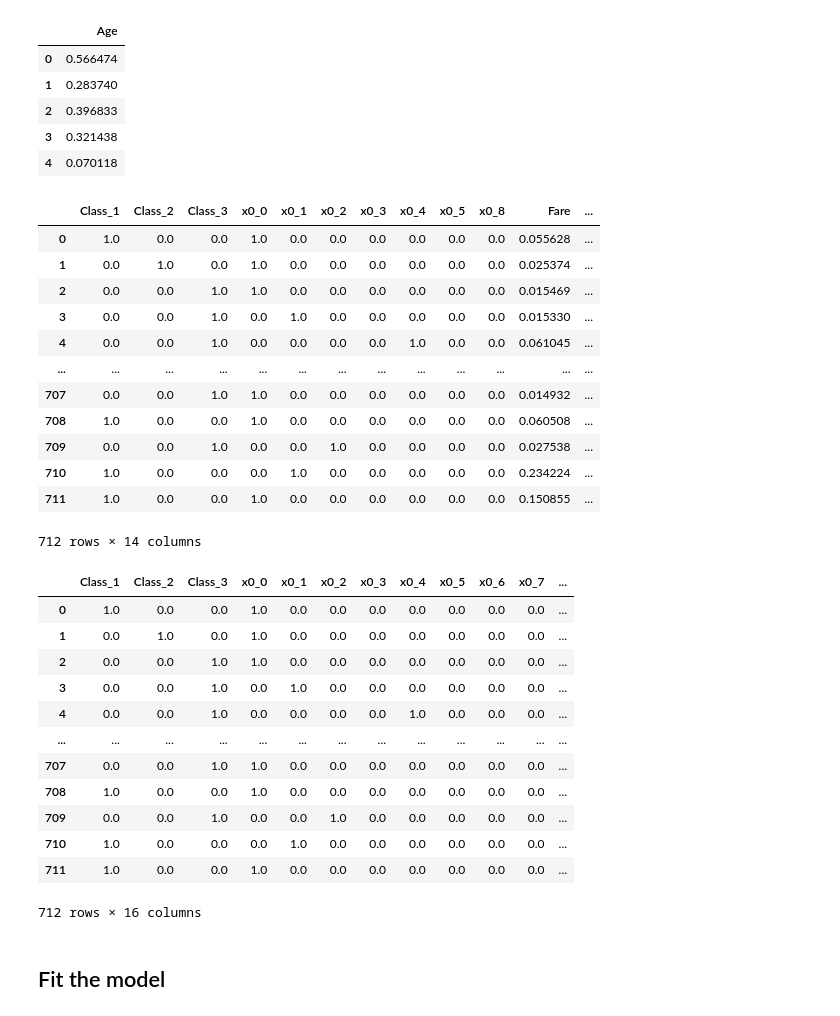
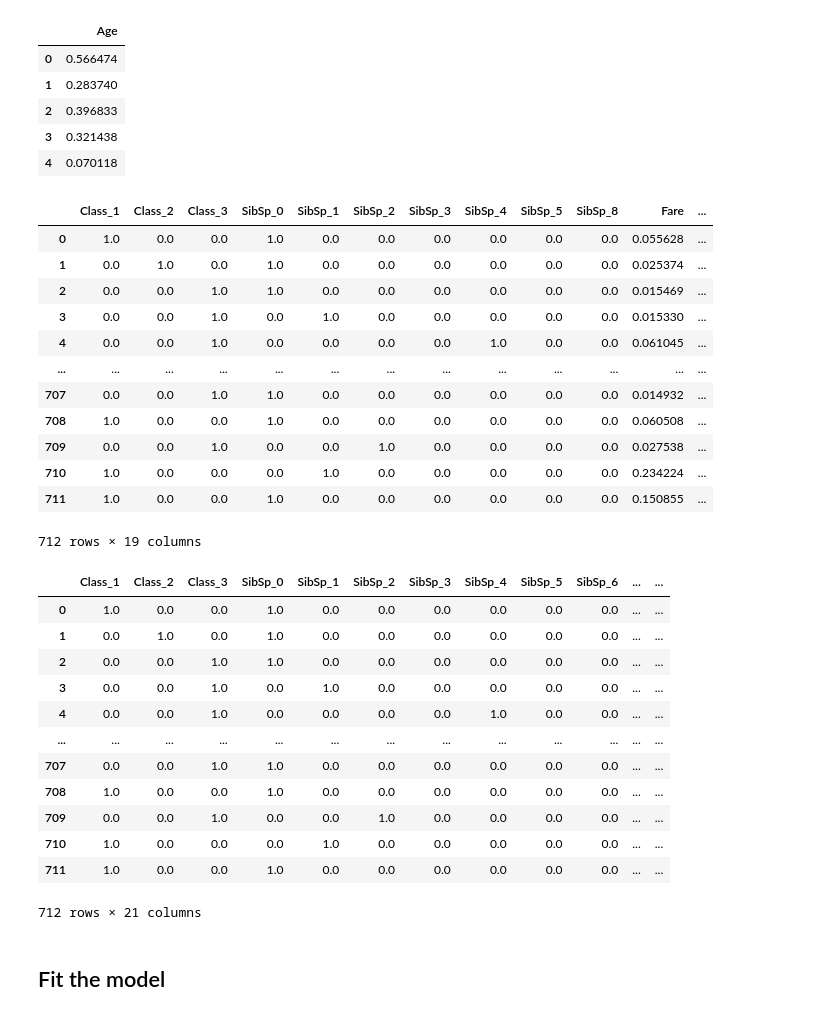
Before and after one commit to RosiNantis/Projects_from_Spiced_personal, a Jupyter notebook: Week_2/spiced_projects/Titanik_vers2.ipynb, the cells around one changed output. Drawn from its saved outputs; the diff is of its cells as text; code cells hidden in the pictures.

```diff
--- a/Week_2/spiced_projects/Titanik_vers2.ipynb
+++ b/Week_2/spiced_projects/Titanik_vers2.ipynb
@@ -323,14 +325,14 @@ cols.head()
 # cols.shape
 
 #%% transform a numerical column
-scaler = MinMaxScaler()
-scaler.fit(cols)               # learn the min and max of the data
-t = scaler.transform(cols)     # apply the transformation to the data
-t[:5]
+scaler_fare = MinMaxScaler()
+scaler_fare.fit(cols)               # learn the min and max of the data
+t_fare = scaler_fare.transform(cols)     # apply the transformation to the data
+t_fare[:5]
 # t.shape
 
 #%% format output as a DataFame
-fare_scaled = pd.DataFrame(t, columns=cols.columns)
+fare_scaled = pd.DataFrame(t_fare, columns=cols.columns)
 fare_scaled.head()
 # %% [output]
 |  | Fare |
@@ -346,14 +348,14 @@ cols.head()
 # cols.shape
 
 #%% transform a numerical column
-scaler = MinMaxScaler()
-scaler.fit(cols)               # learn the min and max of the data
-t = scaler.transform(cols)     # apply the transformation to the data
-t[:5]
+scaler_parch = MinMaxScaler()
+scaler_parch.fit(cols)               # learn the min and max of the data
+t_parch = scaler_parch.transform(cols)     # apply the transformation to the data
+t_parch[:5]
 # t.shape
 
 #%% format output as a DataFame
-parch_scaled = pd.DataFrame(t, columns=cols.columns)
+parch_scaled = pd.DataFrame(t_parch, columns=cols.columns)
 parch_scaled.head()
 # %% [output]
 |  | Parch |
@@ -369,14 +371,14 @@ cols.head()
 # cols.shape
 
 #%% transform a numerical column
-scaler = MinMaxScaler()
-scaler.fit(cols)               # learn the min and max of the data
-t = scaler.transform(cols)     # apply the transformation to the data
-t[:5]
+scaler_age = MinMaxScaler()
+scaler_age.fit(cols)               # learn the min and max of the data
+t_age = scaler_age.transform(cols)     # apply the transformation to the data
+t_age[:5]
 # t.shape
 
 #%% format output as a DataFame
-age_scaled = pd.DataFrame(t, columns=cols.columns)
+age_scaled = pd.DataFrame(t_age, columns=cols.columns)
 age_scaled.head()
 # %% [output]
 |  | Age |
@@ -392,10 +394,10 @@ unmodified = X_train[['female']]
 # Change the binning of the problematic unmodified indexes
 unmodified.index = OHE_class.index
 # %%
-X_train = pd.concat([ OHE_class,OHE_sib, fare_scaled,parch_scaled,age_scaled,unmodified], axis=1) # I exclude the Frame OHE_Cabin
+X_train = pd.concat([ OHE_class,OHE_sib, fare_scaled,parch_scaled,age_scaled,bins,unmodified], axis=1) # I exclude the Frame OHE_Cabin
 X_train
 # %% [output]
-|  | Class_1 | Class_2 | Class_3 | x0_0 | x0_1 | x0_2 | x0_3 | x0_4 | x0_5 | x0_8 | Fare | ... |
+|  | Class_1 | Class_2 | Class_3 | SibSp_0 | SibSp_1 | SibSp_2 | SibSp_3 | SibSp_4 | SibSp_5 | SibSp_8 | Fare | ... |
 | 0 | 1.0 | 0.0 | 0.0 | 1.0 | 0.0 | 0.0 | 0.0 | 0.0 | 0.0 | 0.0 | 0.055628 | ... |
 | 1 | 0.0 | 1.0 | 0.0 | 1.0 | 0.0 | 0.0 | 0.0 | 0.0 | 0.0 | 0.0 | 0.025374 | ... |
 | 2 | 0.0 | 0.0 | 1.0 | 1.0 | 0.0 | 0.0 | 0.0 | 0.0 | 0.0 | 0.0 | 0.015469 | ... |
@@ -407,28 +409,28 @@ X_train
 | 709 | 0.0 | 0.0 | 1.0 | 0.0 | 0.0 | 1.0 | 0.0 | 0.0 | 0.0 | 0.0 | 0.027538 | ... |
 | 710 | 1.0 | 0.0 | 0.0 | 0.0 | 1.0 | 0.0 | 0.0 | 0.0 | 0.0 | 0.0 | 0.234224 | ... |
 | 711 | 1.0 | 0.0 | 0.0 | 1.0 | 0.0 | 0.0 | 0.0 | 0.0 | 0.0 | 0.0 | 0.150855 | ... |
-712 rows × 14 columns
+712 rows × 19 columns
 # %%
 # Add misssing features and rearrange the Columns
-X_train['x0_6'] = 0.0
-X_train['x0_7'] = 0.0
+X_train['SibSp_6'] = 0.0
+X_train['SibSp_7'] = 0.0
 X_train
-X_train = X_train[['Class_1','Class_2','Class_3', 'x0_0', 'x0_1', 'x0_2', 'x0_3', 'x0_4', 'x0_5', 'x0_6', 'x0_7','x0_8', 'Fare', 'Parch','Age','female']]
+X_train = X_train[['Class_1','Class_2','Class_3', 'SibSp_0', 'SibSp_1', 'SibSp_2', 'SibSp_3', 'SibSp_4', 'SibSp_5', 'SibSp_6', 'SibSp_7','SibSp_8', 'Fare', 'Parch','Age','age_0','age_1','age_2','age_3','age_4','female']]
 X_train
 # %% [output]
-|  | Class_1 | Class_2 | Class_3 | x0_0 | x0_1 | x0_2 | x0_3 | x0_4 | x0_5 | x0_6 | x0_7 | ... |
-| 0 | 1.0 | 0.0 | 0.0 | 1.0 | 0.0 | 0.0 | 0.0 | 0.0 | 0.0 | 0.0 | 0.0 | ... |
-| 1 | 0.0 | 1.0 | 0.0 | 1.0 | 0.0 | 0.0 | 0.0 | 0.0 | 0.0 | 0.0 | 0.0 | ... |
-| 2 | 0.0 | 0.0 | 1.0 | 1.0 | 0.0 | 0.0 | 0.0 | 0.0 | 0.0 | 0.0 | 0.0 | ... |
-| 3 | 0.0 | 0.0 | 1.0 | 0.0 | 1.0 | 0.0 | 0.0 | 0.0 | 0.0 | 0.0 | 0.0 | ... |
-| 4 | 0.0 | 0.0 | 1.0 | 0.0 | 0.0 | 0.0 | 0.0 | 1.0 | 0.0 | 0.0 | 0.0 | ... |
+|  | Class_1 | Class_2 | Class_3 | SibSp_0 | SibSp_1 | SibSp_2 | SibSp_3 | SibSp_4 | SibSp_5 | SibSp_6 | ... | ... |
+| 0 | 1.0 | 0.0 | 0.0 | 1.0 | 0.0 | 0.0 | 0.0 | 0.0 | 0.0 | 0.0 | ... | ... |
+| 1 | 0.0 | 1.0 | 0.0 | 1.0 | 0.0 | 0.0 | 0.0 | 0.0 | 0.0 | 0.0 | ... | ... |
+| 2 | 0.0 | 0.0 | 1.0 | 1.0 | 0.0 | 0.0 | 0.0 | 0.0 | 0.0 | 0.0 | ... | ... |
+| 3 | 0.0 | 0.0 | 1.0 | 0.0 | 1.0 | 0.0 | 0.0 | 0.0 | 0.0 | 0.0 | ... | ... |
+| 4 | 0.0 | 0.0 | 1.0 | 0.0 | 0.0 | 0.0 | 0.0 | 1.0 | 0.0 | 0.0 | ... | ... |
 | ... | ... | ... | ... | ... | ... | ... | ... | ... | ... | ... | ... | ... |
-| 707 | 0.0 | 0.0 | 1.0 | 1.0 | 0.0 | 0.0 | 0.0 | 0.0 | 0.0 | 0.0 | 0.0 | ... |
-| 708 | 1.0 | 0.0 | 0.0 | 1.0 | 0.0 | 0.0 | 0.0 | 0.0 | 0.0 | 0.0 | 0.0 | ... |
-| 709 | 0.0 | 0.0 | 1.0 | 0.0 | 0.0 | 1.0 | 0.0 | 0.0 | 0.0 | 0.0 | 0.0 | ... |
-| 710 | 1.0 | 0.0 | 0.0 | 0.0 | 1.0 | 0.0 | 0.0 | 0.0 | 0.0 | 0.0 | 0.0 | ... |
-| 711 | 1.0 | 0.0 | 0.0 | 1.0 | 0.0 | 0.0 | 0.0 | 0.0 | 0.0 | 0.0 | 0.0 | ... |
+| 707 | 0.0 | 0.0 | 1.0 | 1.0 | 0.0 | 0.0 | 0.0 | 0.0 | 0.0 | 0.0 | ... | ... |
+| 708 | 1.0 | 0.0 | 0.0 | 1.0 | 0.0 | 0.0 | 0.0 | 0.0 | 0.0 | 0.0 | ... | ... |
+| 709 | 0.0 | 0.0 | 1.0 | 0.0 | 0.0 | 1.0 | 0.0 | 0.0 | 0.0 | 0.0 | ... | ... |
+| 710 | 1.0 | 0.0 | 0.0 | 0.0 | 1.0 | 0.0 | 0.0 | 0.0 | 0.0 | 0.0 | ... | ... |
+| 711 | 1.0 | 0.0 | 0.0 | 1.0 | 0.0 | 0.0 | 0.0 | 0.0 | 0.0 | 0.0 | ... | ... |
-712 rows × 16 columns
+712 rows × 21 columns
 # %% [markdown]
 ## Fit the model
 # %%
```
Also changed, not shown: parts of 27 cells of this notebook, 5 other files.
